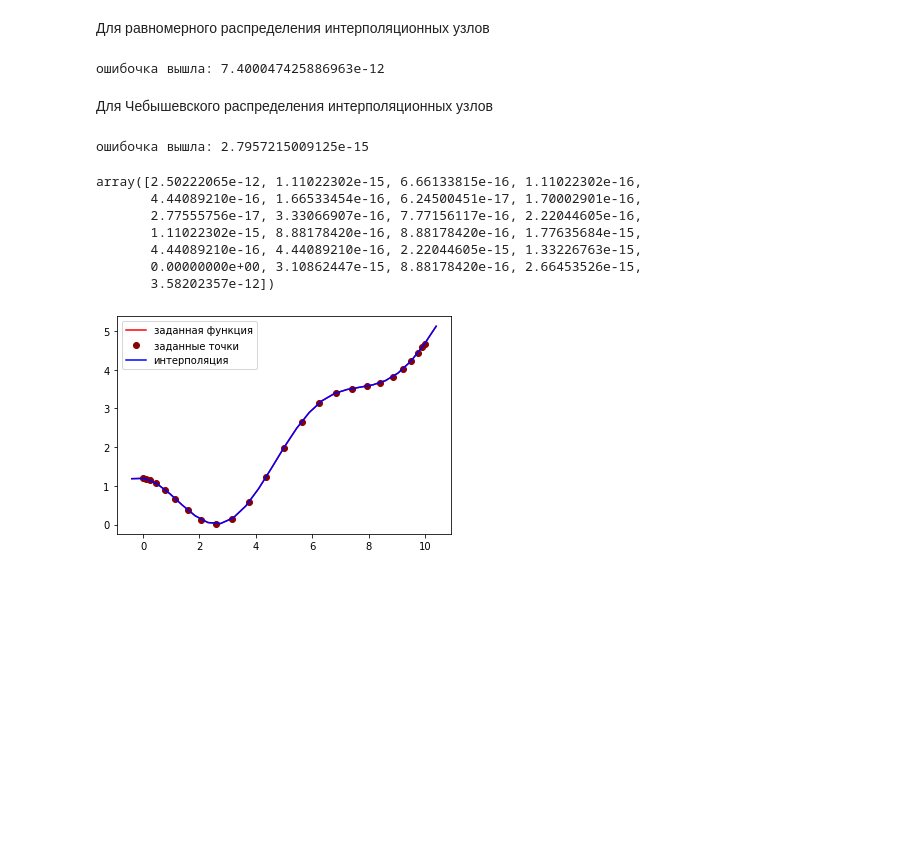
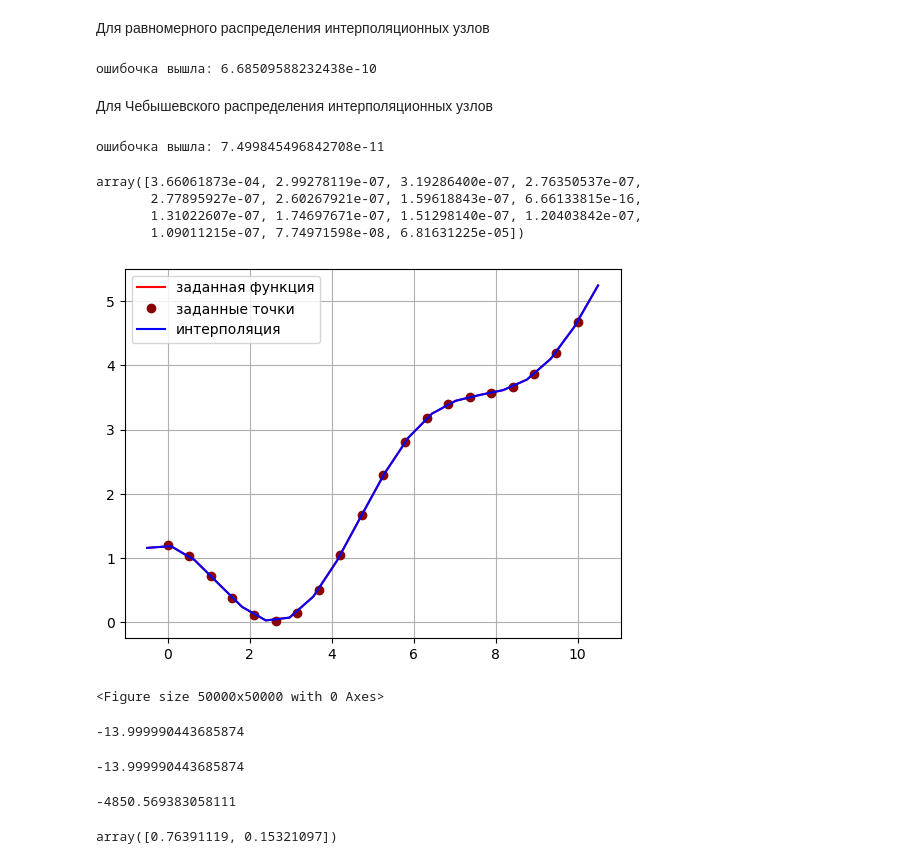
Before and after one commit to rouol/NumericalMethodsMEPHI, a Jupyter notebook: LagrangeInterpolation.ipynb, the cells around one changed output. Cells and saved outputs as stored; diff of their text form; code cells hidden in the pictures; blank space fills up the shorter version.

Commit message:
added NumericalDifferentiation

```diff
--- a/LagrangeInterpolation.ipynb
+++ b/LagrangeInterpolation.ipynb
@@ -8,6 +10,7 @@ from numba import jit
 def LagrangeInterpolation(point, X, Y):
     xp = point
     yp = 0
+    n = X.shape[0]
     for i in range(n):
         p = 1
         for j in range(n):
@@ -18,6 +21,9 @@ def LagrangeInterpolation(point, X, Y):
     return yp
 # %%
 function = '(2+x**2+10*cos(x))/(10+x)'
-n = 25
+n = 20
 a = 0
 b = 10
+def Function(x):
+    function = '(2+x**2+10*cos(x))/(10+x)'
+    return eval(function)
@@ -47,7 +46,7 @@ for idx, x in np.ndenumerate(newX):
 avgerr = serror / (n * 10)
 print('ошибочка вышла:', avgerr)
 # %% [output]
-ошибочка вышла: 7.400047425886963e-12
+ошибочка вышла: 6.68509588232438e-10
 # %% [markdown]
 Для Чебышевского распределения интерполяционных узлов
 # %%
@@ -71,23 +70,25 @@ for idx, x in np.ndenumerate(newX):
 avgerr = serror / (n * 10)
 print('ошибочка вышла:', avgerr)
 # %% [output]
-ошибочка вышла: 2.7957215009125e-15
+ошибочка вышла: 7.499845496842708e-11
 # %%
 Rn = np.abs(iF - newF)
 Rn
 # %% [output]
-array([2.50222065e-12, 1.11022302e-15, 6.66133815e-16, 1.11022302e-16,
-       4.44089210e-16, 1.66533454e-16, 6.24500451e-17, 1.70002901e-16,
-       2.77555756e-17, 3.33066907e-16, 7.77156117e-16, 2.22044605e-16,
-       1.11022302e-15, 8.88178420e-16, 8.88178420e-16, 1.77635684e-15,
-       4.44089210e-16, 4.44089210e-16, 2.22044605e-15, 1.33226763e-15,
-       0.00000000e+00, 3.10862447e-15, 8.88178420e-16, 2.66453526e-15,
-       3.58202357e-12])
+array([3.66061873e-04, 2.99278119e-07, 3.19286400e-07, 2.76350537e-07,
+       2.77895927e-07, 2.60267921e-07, 1.59618843e-07, 6.66133815e-16,
+       1.31022607e-07, 1.74697671e-07, 1.51298140e-07, 1.20403842e-07,
+       1.09011215e-07, 7.74971598e-08, 6.81631225e-05])
 # %%
+#plt.style.use('seaborn-deep')
+plt.style.use('default')
 plt.plot(newX, newF, color='red', label='заданная функция')
 plt.plot(X, F, color='#8b0000', marker='o', linewidth=0, label='заданные точки')
 plt.plot(newX, iF, 'blue', label='интерполяция')
 plt.legend()
+plt.grid()
+plt.figure(figsize=(500, 500))
 plt.show()
 # %% [output]
-[figure, old version]
+[figure, new version]
+<Figure size 50000x50000 with 0 Axes>
@@ -93,0 +145,16 @@ plt.show()
+# %%
+NumericalDifferentiation(lambda x: x**2, np.linspace(-8, 8, 17), -7, 1)
+# %% [output]
+-13.999990443685874
+# %%
+NumericalDifferentiation(lambda x: LagrangeInterpolation(x, np.linspace(-8, 8, 17), np.power(np.linspace(-8, 8, 17), 2)), np.linspace(-8, 8, 17), -7, 1)
+# %% [output]
+-13.999990443685874
+# %%
+NumericalDifferentiation(lambda x: exp(tan(x/5)), np.linspace(0, 10, 11), 2, 5)
+# %% [output]
+-4850.569383058111
+# %%
+np.vectorize(Function)([1,2])
+# %% [output]
+array([0.76391119, 0.15321097])
```
Also changed, not shown: parts of 6 cells of this notebook.
